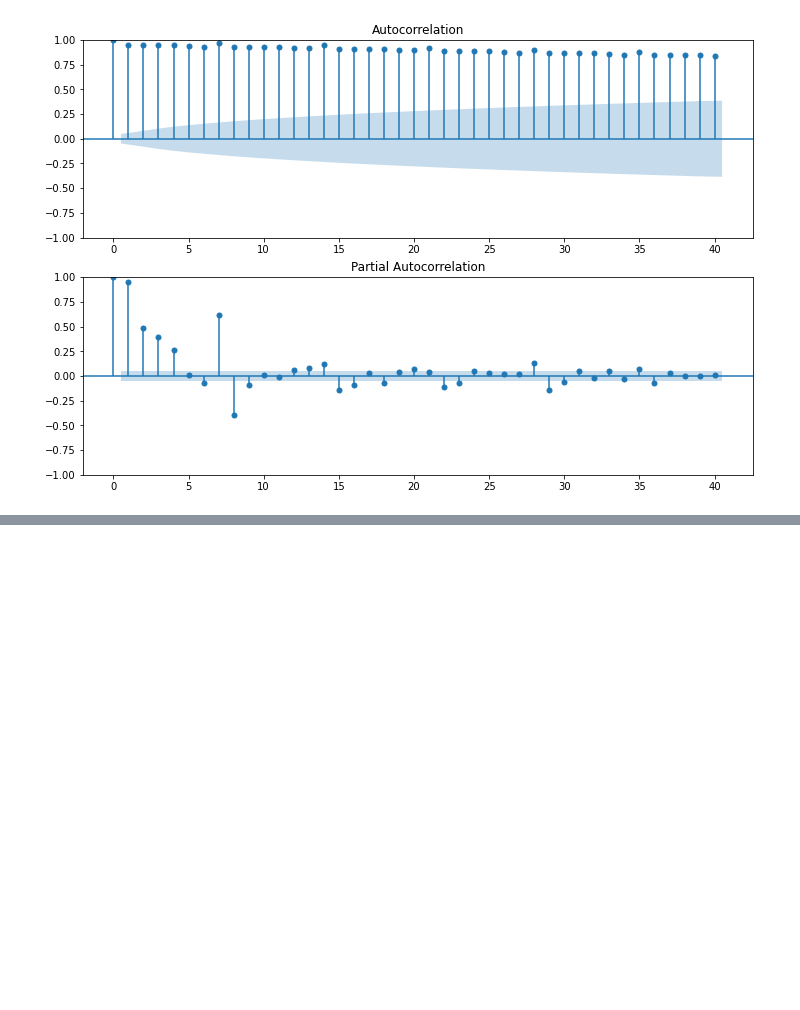
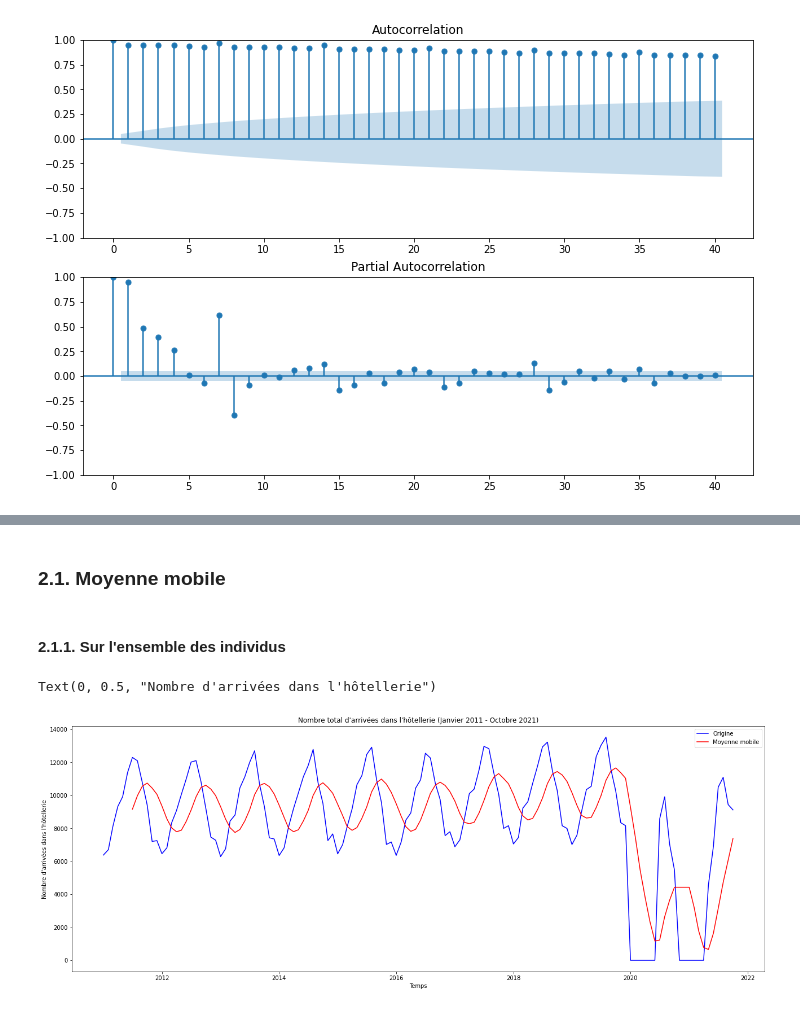
Before and after one commit to julienowack/stat_app, a Jupyter notebook: series temporelles.ipynb, the cells around one changed output, grey strips where cells are left out. Cells and saved outputs as stored; diff of their text form; code cells hidden in the pictures; blank space fills up the shorter version.

Commit message:
moyenne mobile données officielles

```diff
--- a/series temporelles.ipynb
+++ b/series temporelles.ipynb
@@ -251,0 +253,5 @@ fig = plot_pacf(df_air_traffic_imput2_date["number_planes"], lags=40, ax=ax2);
+# %%
+#importation des données
+df_France_Official_Data = pd.read_csv('France_Official_Data.csv')
+df_France_Official_Data['date']=pd.to_datetime(df_France_Official_Data['date'])
+df_France_Official_Data
@@ -251,0 +272,27 @@ fig = plot_pacf(df_air_traffic_imput2_date["number_planes"], lags=40, ax=ax2);
+# %%
+df_France_Official_Data["value_in_thousands"] = df_France_Official_Data["value_in_thousands"].replace("(O)", np.nan) #remplacer les (O) par des NA
+df_France_Official_Data["value_in_thousands"] = df_France_Official_Data["value_in_thousands"].apply(pd.to_numeric) #convertir la variable
+# %% [markdown]
+### 2.1. Moyenne mobile
+# %% [markdown]
+#### 2.1.1. Sur l'ensemble des individus
+# %%
+df_arrivees_hotel_temps = df_France_Official_Data.groupby('date').sum()
+df_arrivees_hotel_temps.reset_index(inplace=True)
+df_arrivees_hotel_value = df_arrivees_hotel_temps['value_in_thousands']
+
+x = df_arrivees_hotel_temps["date"]
+y = df_arrivees_hotel_temps["value_in_thousands"]
+z = rolling_mean = df_arrivees_hotel_value.rolling(window = 7).mean()
+
+fig = plt.figure(1, figsize=(22, 8))
+
+plt.plot(x, y, color = 'blue', label = 'Origine')
+plt.plot(x, z, color = 'red', label = 'Moyenne mobile')
+plt.title("Nombre total d'arrivées dans l'hôtellerie (Janvier 2011 - Octobre 2021)")
+plt.legend(loc = 'best')
+plt.xlabel('Temps')
+plt.ylabel("Nombre d'arrivées dans l'hôtellerie")
+# %% [output]
+Text(0, 0.5, "Nombre d'arrivées dans l'hôtellerie")
+[figure, added]
```
Also changed, not shown: parts of 5 cells of this notebook.
